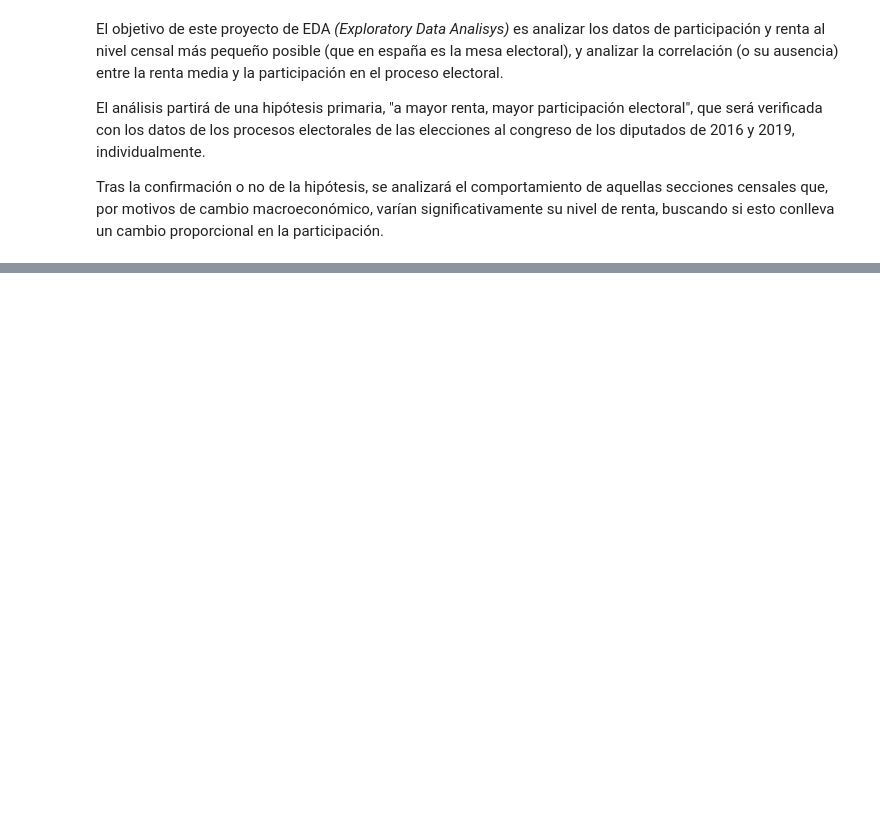
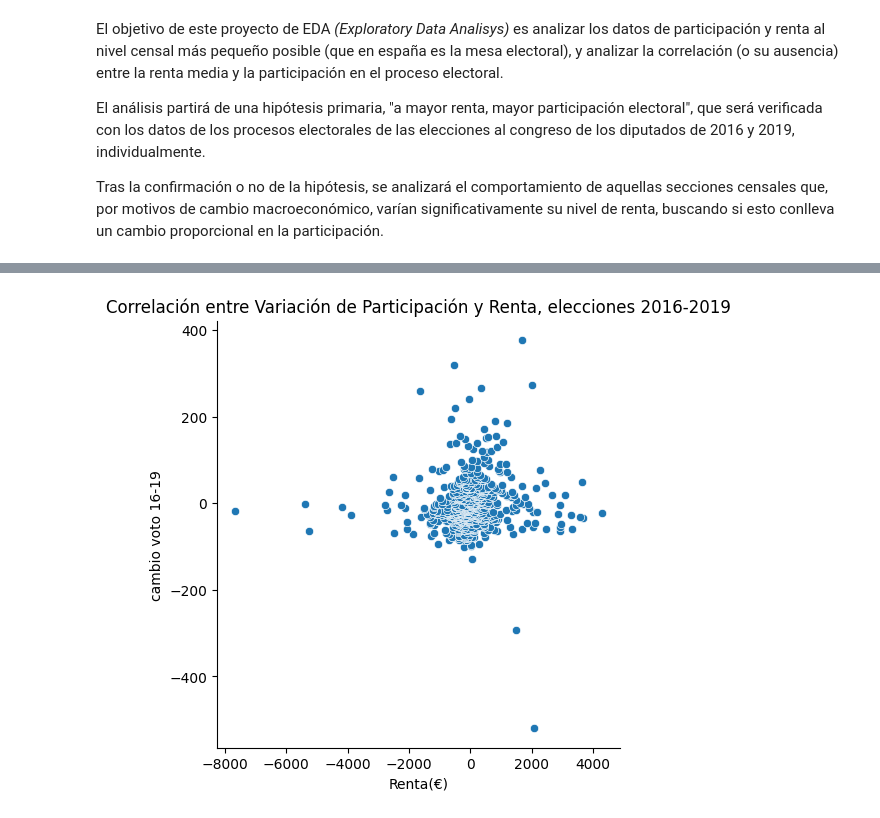
Before and after one commit to hmsgrs/Data-Science-Projects, a Jupyter notebook: EDA_Voto_Renta/src/memoria/EDA_memoria.ipynb, the cells around one changed output, grey strips where cells are left out. Saved outputs shown, nothing was run; the diff lists cells and outputs as text; code cells hidden in the pictures; blank space fills up the shorter version.

```diff
--- a/EDA_Voto_Renta/src/memoria/EDA_memoria.ipynb
+++ b/EDA_Voto_Renta/src/memoria/EDA_memoria.ipynb
@@ -16,0 +171,2 @@ El EDA usará dos fuentes primarias de datos on-line, para los dos parámetros p
+# %%
+df_16_sort_v = pd.read_csv('..\\..\\raw data\\df_16_sort_v.csv')
@@ -16,0 +189,5 @@ El EDA usará dos fuentes primarias de datos on-line, para los dos parámetros p
+# %%
+sns.relplot(data=df_16_sort_v, y="cambio voto 16-19", x="cambio renta 16-19").set(title='Correlación entre Variación de Participación y Renta, elecciones 2016-2019')
+plt.xlabel('Renta(€)');
+# %% [output]
+[figure, added]
```
Also changed, not shown: parts of 35 cells of this notebook, 7 other files.
